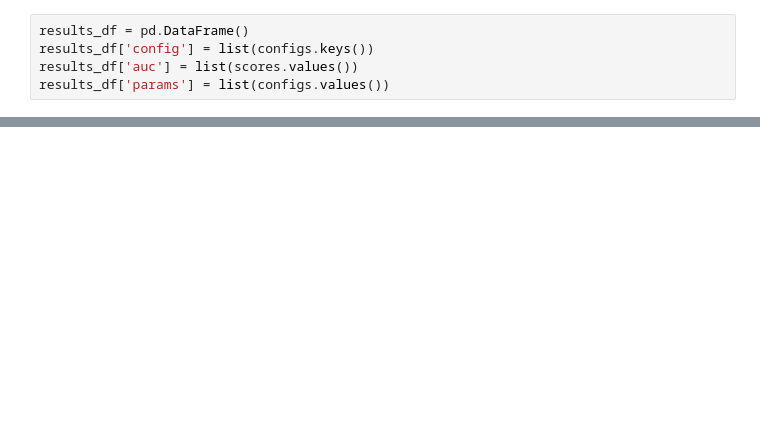
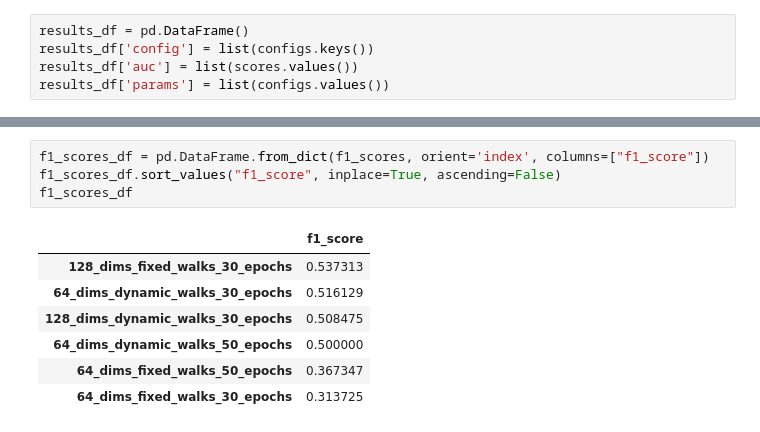
Before and after one commit to Pendulun/POC2, a Jupyter notebook: src/notebooks/4-analise-resultados.ipynb, the cells around one changed output, grey strips where cells are left out. Drawn from its saved outputs; the diff is of its cells as text; blank space fills up the shorter version.

```diff
--- a/src/notebooks/4-analise-resultados.ipynb
+++ b/src/notebooks/4-analise-resultados.ipynb
@@ -185,0 +221,12 @@ TypeError: auc() missing 2 required positional arguments: 'x' and 'y'
+# %%
+f1_scores_df = pd.DataFrame.from_dict(f1_scores, orient='index', columns=["f1_score"])
+f1_scores_df.sort_values("f1_score", inplace=True, ascending=False)
+f1_scores_df
+# %% [output]
+|  | f1_score |
+| 128_dims_fixed_walks_30_epochs | 0.537313 |
+| 64_dims_dynamic_walks_30_epochs | 0.516129 |
+| 128_dims_dynamic_walks_30_epochs | 0.508475 |
+| 64_dims_dynamic_walks_50_epochs | 0.500000 |
+| 64_dims_fixed_walks_50_epochs | 0.367347 |
+| 64_dims_fixed_walks_30_epochs | 0.313725 |
```
Also changed, not shown: parts of 17 cells of this notebook, 3 other files.
